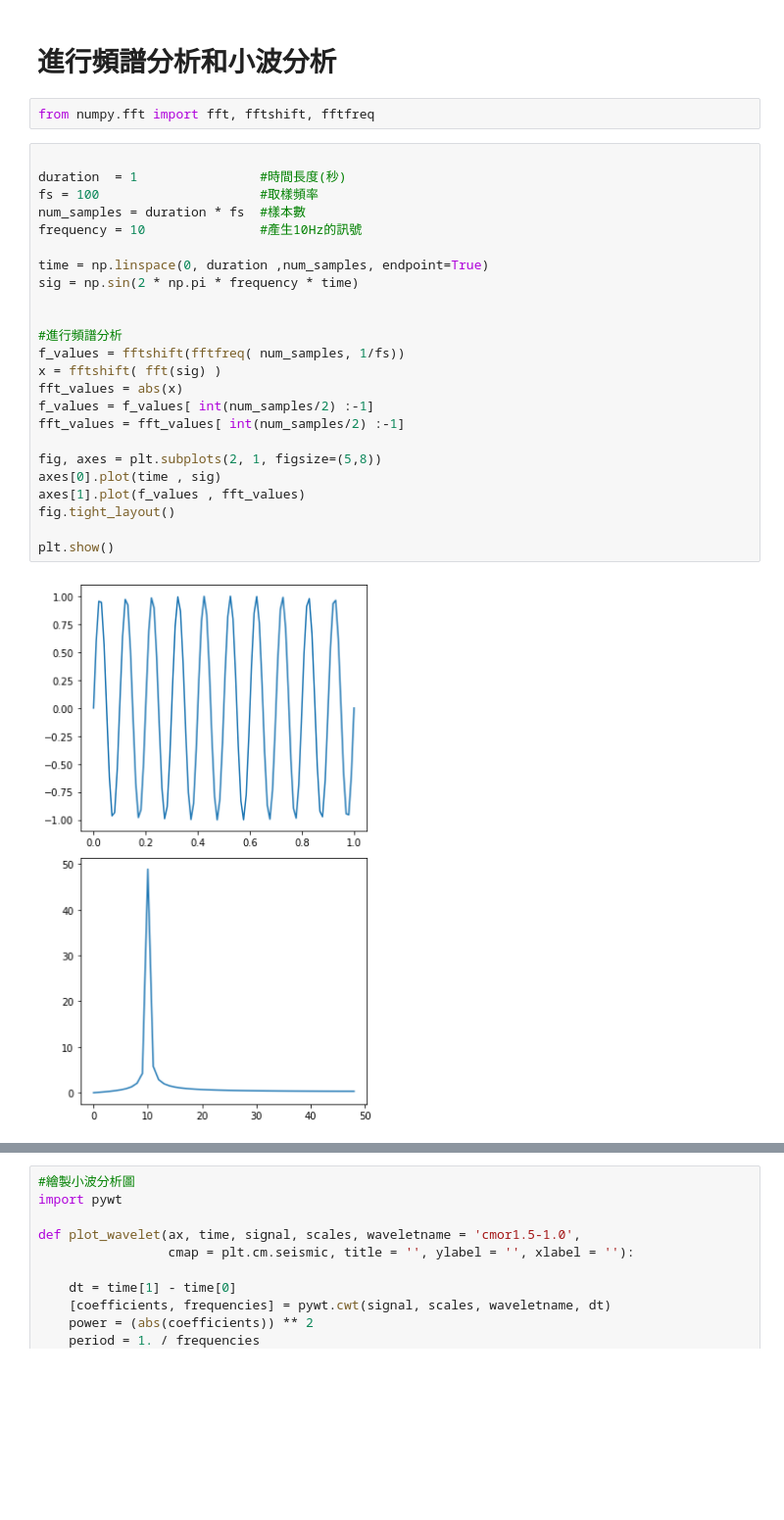
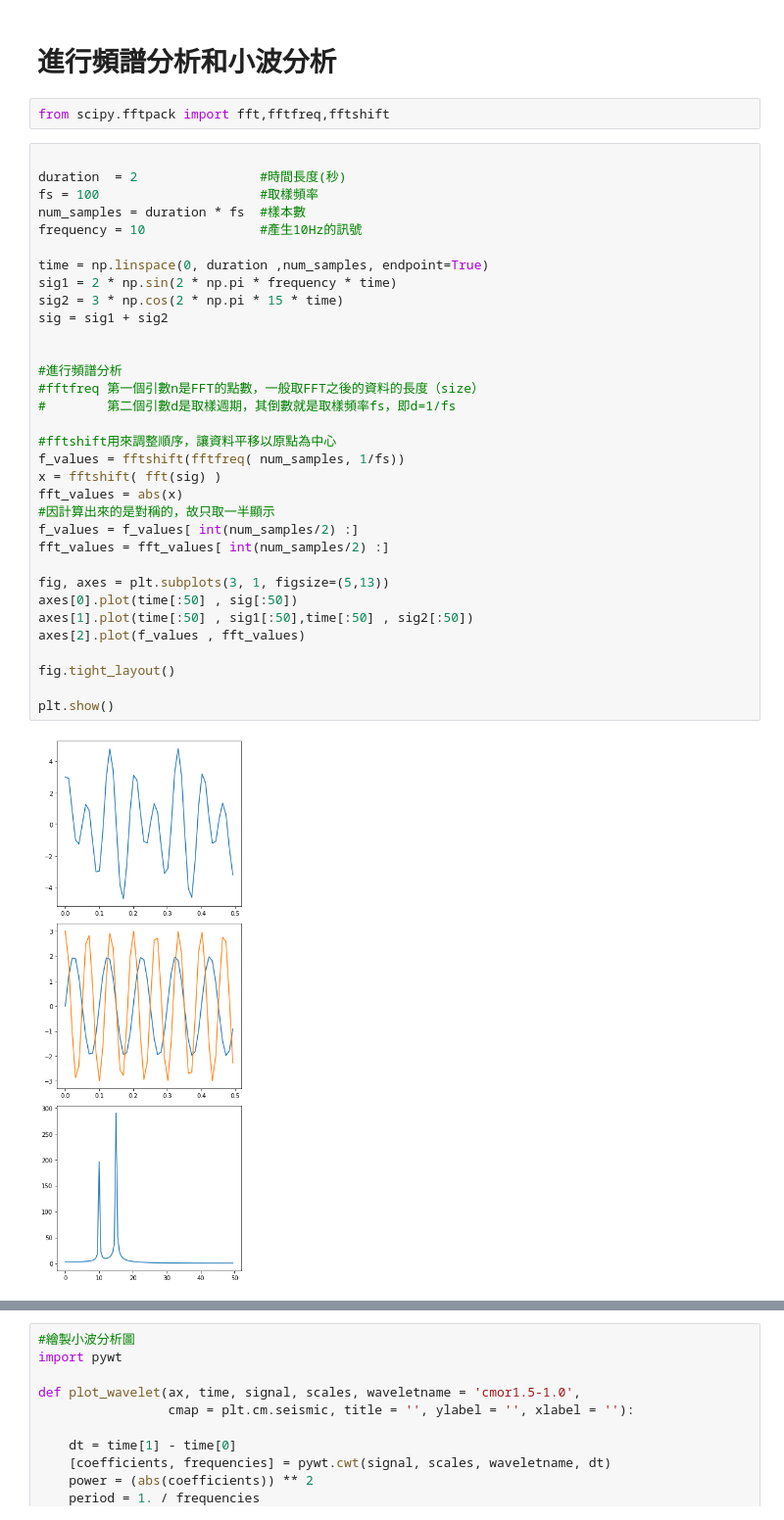
Before and after one commit to ChihHsiangChien/waveletStudy, a Jupyter notebook: 訊號產生.ipynb, the cells around one changed output, grey strips where cells are left out. Shown: that part at 98% size. Cells and saved outputs as stored; diff of their text form; blank space fills up the shorter version.

```diff
--- a/訊號產生.ipynb
+++ b/訊號產生.ipynb
@@ -221,30 +212,39 @@ SNR in db: 20.0
 # %% [markdown]
 # 進行頻譜分析和小波分析
 # %%
-from numpy.fft import fft, fftshift, fftfreq
+from scipy.fftpack import fft,fftfreq,fftshift
 # %%
 
-duration  = 1                #時間長度(秒)
+duration  = 2                #時間長度(秒)
 fs = 100                     #取樣頻率
 num_samples = duration * fs  #樣本數
 frequency = 10               #產生10Hz的訊號
 
 time = np.linspace(0, duration ,num_samples, endpoint=True)
-sig = np.sin(2 * np.pi * frequency * time)
+sig1 = 2 * np.sin(2 * np.pi * frequency * time)
+sig2 = 3 * np.cos(2 * np.pi * 15 * time)
+sig = sig1 + sig2
 
 
 #進行頻譜分析
+#fftfreq 第一個引數n是FFT的點數，一般取FFT之後的資料的長度（size）
+#        第二個引數d是取樣週期，其倒數就是取樣頻率fs，即d=1/fs
+
+#fftshift用來調整順序，讓資料平移以原點為中心
 f_values = fftshift(fftfreq( num_samples, 1/fs))
 x = fftshift( fft(sig) )
 fft_values = abs(x)
-f_values = f_values[ int(num_samples/2) :-1]
-fft_values = fft_values[ int(num_samples/2) :-1]
+#因計算出來的是對稱的，故只取一半顯示
+f_values = f_values[ int(num_samples/2) :]
+fft_values = fft_values[ int(num_samples/2) :]
 
-fig, axes = plt.subplots(2, 1, figsize=(5,8))
-axes[0].plot(time , sig)
-axes[1].plot(f_values , fft_values)
+fig, axes = plt.subplots(3, 1, figsize=(5,13))
+axes[0].plot(time[:50] , sig[:50])
+axes[1].plot(time[:50] , sig1[:50],time[:50] , sig2[:50])
+axes[2].plot(f_values , fft_values)
+
 fig.tight_layout()
 
 plt.show()
 # %% [output]
-[figure, old version]
+[figure, new version]
```
Also changed, not shown: parts of 10 cells of this notebook.
